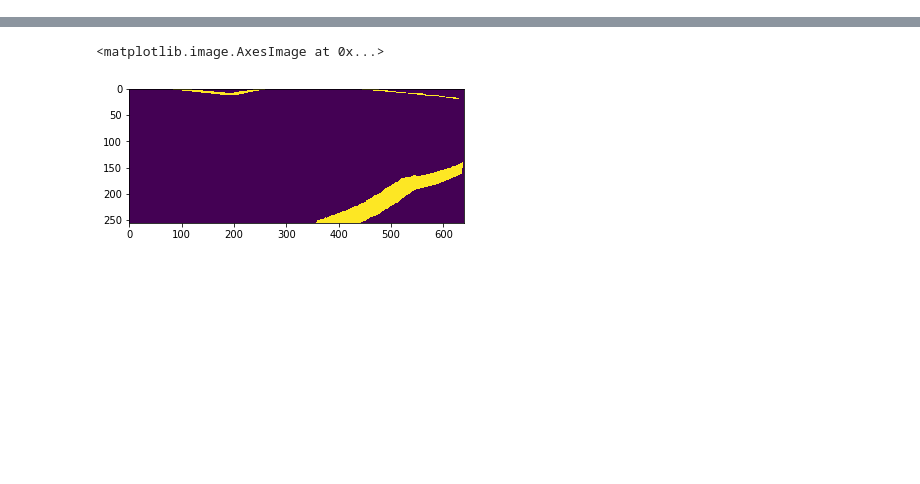
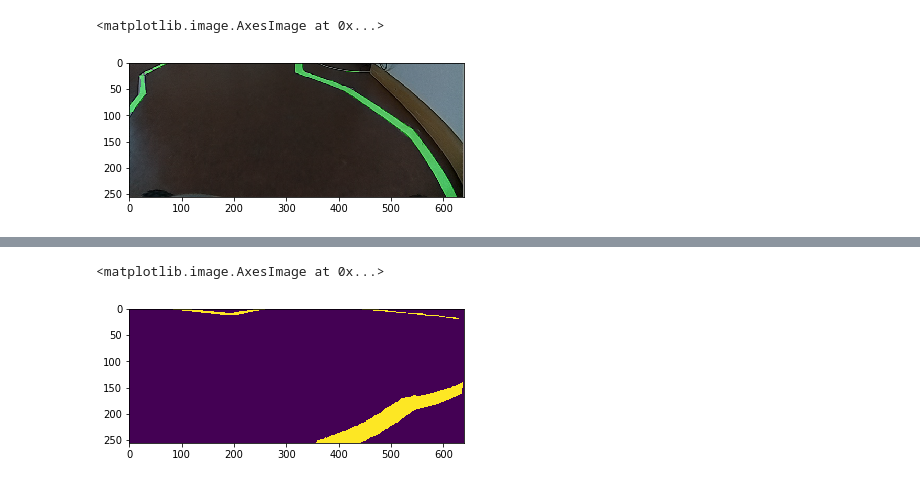
Before and after one commit to ikrets/keras-deeplab-v3-plus, a Jupyter notebook: train-deeplab.ipynb, the cells around one changed output, grey strips where cells are left out. Drawn from its saved outputs; the diff is of its cells as text; code cells hidden in the pictures; blank space fills up the shorter version.

```diff
--- a/train-deeplab.ipynb
+++ b/train-deeplab.ipynb
@@ -57,6 +82,11 @@ def make_loss(class_weights):
             weights=tf.add_n(weight_masks))
 
     return loss
+# %%
+def miou_from_logits(true, pred):
+    miou = tf.keras.metrics.MeanIoU(num_classes=2)
+    return miou(tf.argmax(true, axis=-1), tf.argmax(tf.math.softmax(pred), axis=-1))
 # %%
-adam = tf.keras.optimizers.Adam(lr=0.00001)
-model_new.compile(optimizer=adam, loss=make_loss([1., 50.]))
+adam = tf.keras.optimizers.Adam(lr=0.001)
+model_new.compile(optimizer=adam, loss=tf.compat.v1.losses.softmax_cross_entropy,
+                  metrics=[miou_from_logits])
@@ -63,4 +101,14 @@ model_new.compile(optimizer=adam, loss=make_loss([1., 50.]))
+# %%
+reduce_lr = tf.keras.callbacks.ReduceLROnPlateau(monitor='miou_from_logits',
+                                                 factor=0.5,
+                                                 patience=5,
+                                                 min_delta=0.01,
+                                                 mode='max',
+                                                 verbose=True)
+
+lr_schedule = tf.keras.callbacks.LearningRateScheduler(lambda x: 0.001 / 2 ** (x / 80))
 # %%
-model_new.fit(train_dataset, epochs=100, steps_per_epoch=round(72/4),
+result = model_new.fit(train_dataset, epochs=300, steps_per_epoch=round(100/4),
              validation_data=val_dataset,
-             validation_steps=round(25/4))
+             validation_steps=round(25/4),
+             callbacks=[lr_schedule])
@@ -68,0 +142,20 @@ model_new.save('depth1_color_aug_val054-059.h5')
+# %%
+from glob import glob
+from PIL import Image
+
+alpha = 0.4
+beta = 0
+i = '2019-02-23-11-55-12_0/frame0098.jpg'
+img = np.expand_dims(np.array(Image.open(i))[-256:, :, :], 0)
+pp_img = img.astype(np.float32)
+pp_img /= 127.5
+pp_img -= 1
+
+preds = np.expand_dims(
+    np.argmax(model_new.predict(pp_img), axis=-1),
+    axis=-1) * np.array([0, 255, 0])
+r = alpha * preds + beta * np.array([10, 10, 10]) + (1 - alpha - beta) * img
+plt.imshow(r.squeeze().astype(np.uint8))
+# %% [output]
+<matplotlib.image.AxesImage at 0x...>
+[figure, added]
```
Also changed, not shown: parts of 20 cells of this notebook, 1 other file.
